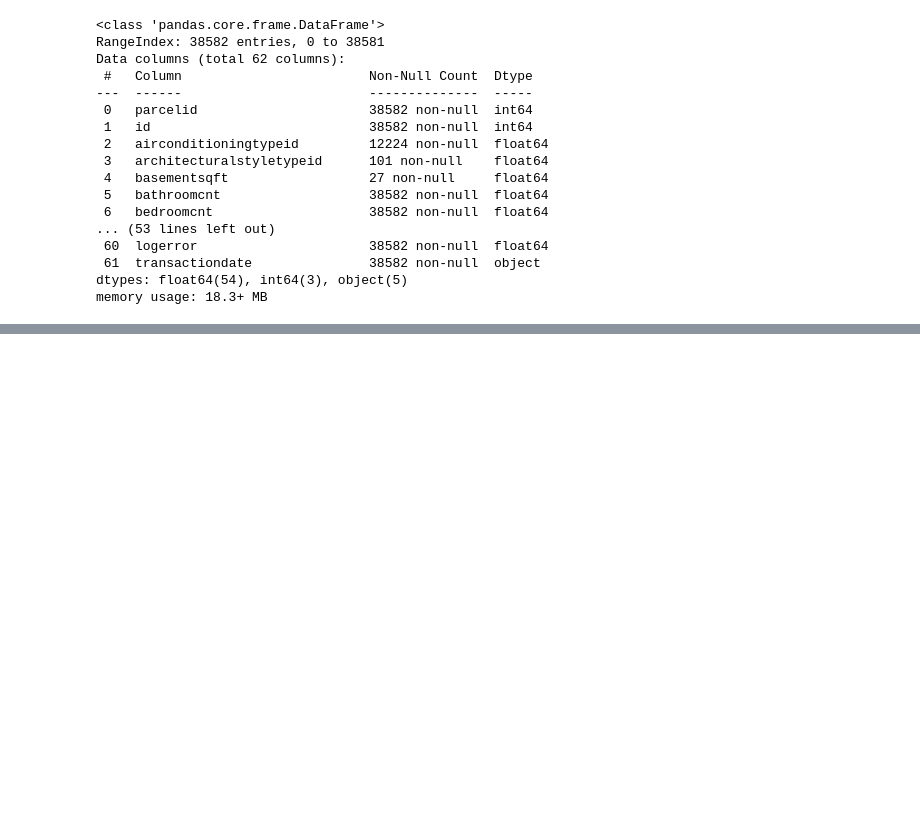
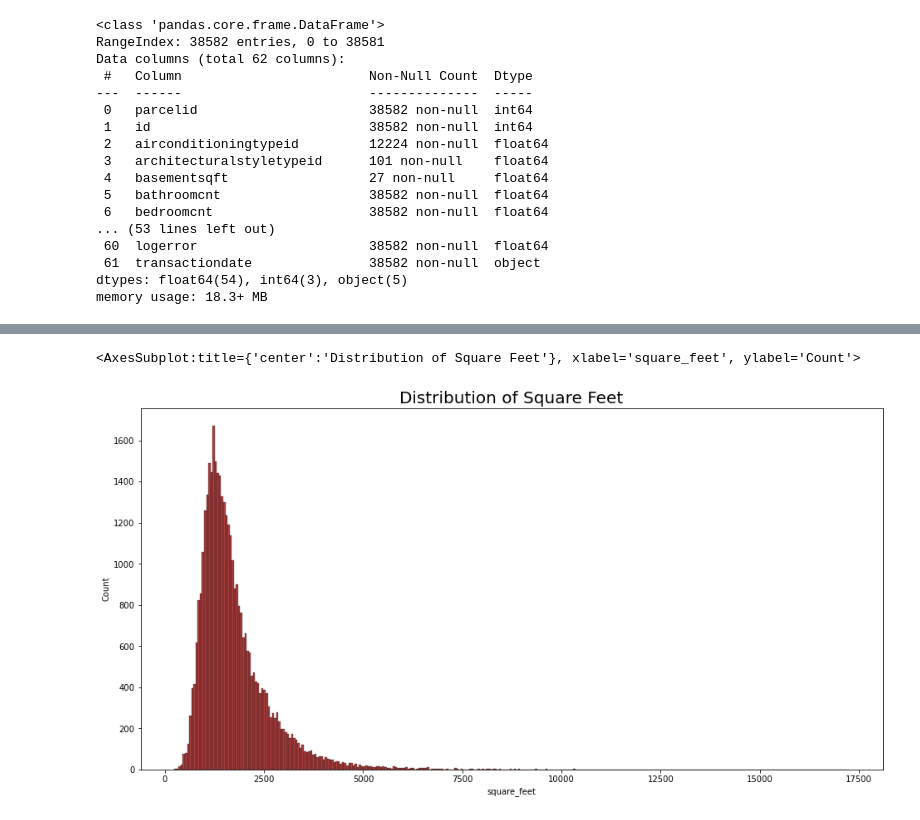
Before and after one commit to CaitlynCarney/prediting_home_values, a Jupyter notebook: scratch_work.ipynb, the cells around one changed output, grey strips where cells are left out. Cells and saved outputs as stored; diff of their text form; code cells hidden in the pictures; blank space fills up the shorter version.

```diff
--- a/scratch_work.ipynb
+++ b/scratch_work.ipynb
@@ -72,0 +147,3 @@ df.head()
+# %%
+df = prepare.clean_zillow(df)
+df.head()
@@ -122,5 +176,0 @@ memory usage: 8.2+ MB
-# %%
-df = df.drop(['calculatedbathnbr', 'finishedsquarefeet12',
-             'propertycountylandusecode', 'logerror', 'transactiondate',
-             'yearbuilt', 'taxvaluedollarcnt', 'landtaxvaluedollarcnt'], axis=1)
-df.head()
@@ -134,6 +176,0 @@ df.head()
-# %%
-df = df.rename(columns={'bathroomcnt':'bathrooms', 'bedroomcnt':'bedrooms',
-                       'calculatedfinishedsquarefeet':'square_feet',
-                       'fullbathcnt':'full_baths', 'regionidzip':'zip_code',
-                       'regionidcity':'city', 'regionidcounty':'county'})
-df.head()
@@ -146,0 +189,3 @@ df.head()
+# %%
+df = prepare.focused_zillow(df)
+df.head()
@@ -170,0 +263,7 @@ SyntaxError: invalid syntax (<ipython-input-11-af43867adb35>, line 1)
+# %%
+plt.figure(figsize=(16,8))
+plt.title("Distribution of Square Feet", size=20, color='black')
+sns.histplot(df.square_feet, color='darkred', ec='black')
+# %% [output]
+<AxesSubplot:title={'center':'Distribution of Square Feet'}, xlabel='square_feet', ylabel='Count'>
+[figure, added]
```
Also changed, not shown: parts of 36 cells of this notebook.
